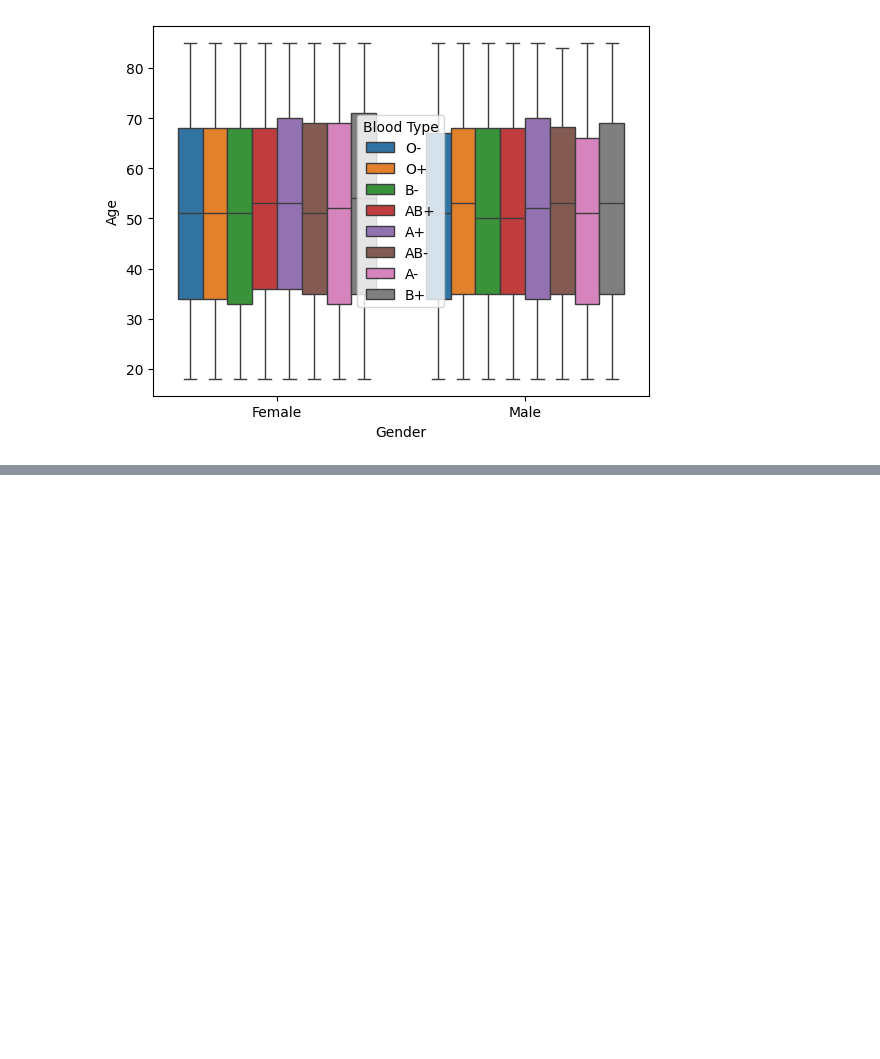
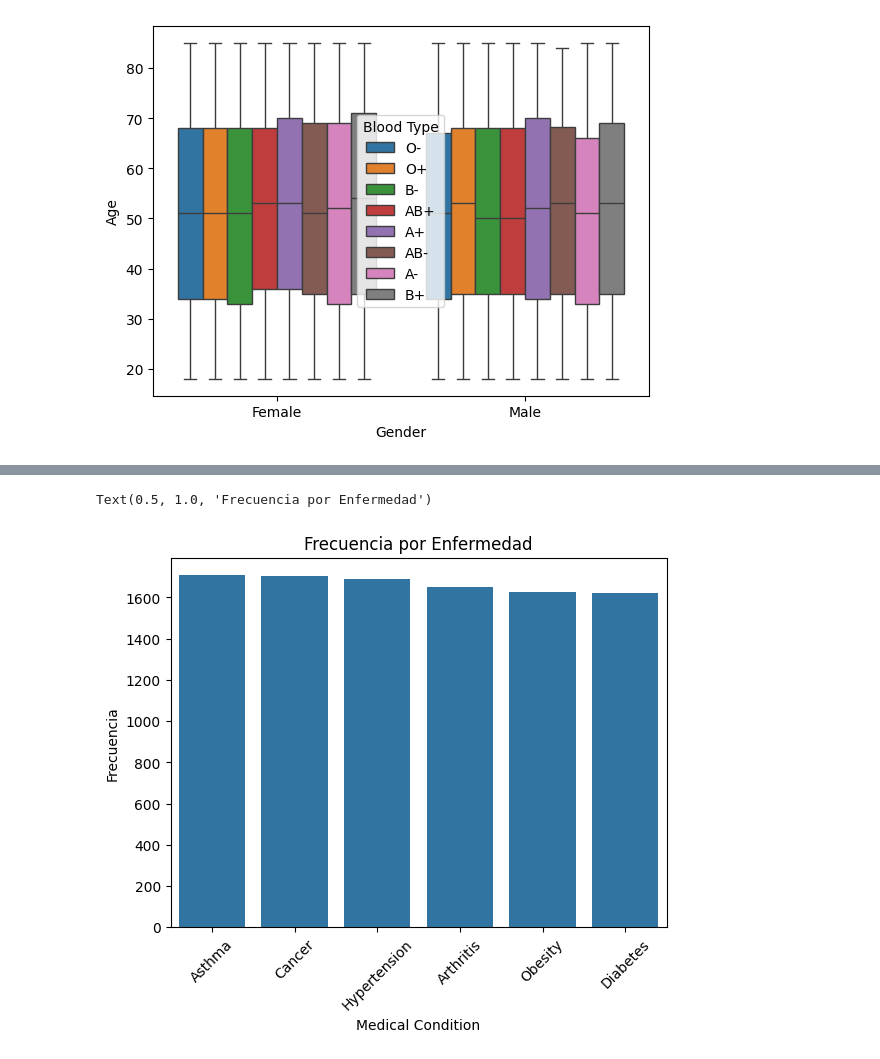
Before and after one commit to JuanBecerra07/bootCAMP, a Jupyter notebook: Actividad 2/Plotting.ipynb, the cells around one changed output, grey strips where cells are left out. Cells and saved outputs as stored; diff of their text form; code cells hidden in the pictures; blank space fills up the shorter version.

```diff
--- a/Actividad 2/Plotting.ipynb
+++ b/Actividad 2/Plotting.ipynb
@@ -122,0 +148,12 @@ Billing =df[df['']]
+# %%
+
+x=df['Medical Condition'].value_counts().index
+y=df['Medical Condition'].value_counts().values
+sns.barplot(x=x, y=y)
+plt.xticks(rotation=45)
+plt.xlabel('Medical Condition')
+plt.ylabel('Frecuencia')
+plt.title('Frecuencia por Enfermedad')
+# %% [output]
+Text(0.5, 1.0, 'Frecuencia por Enfermedad')
+[figure, added]
```
Also changed, not shown: parts of 9 cells of this notebook.
